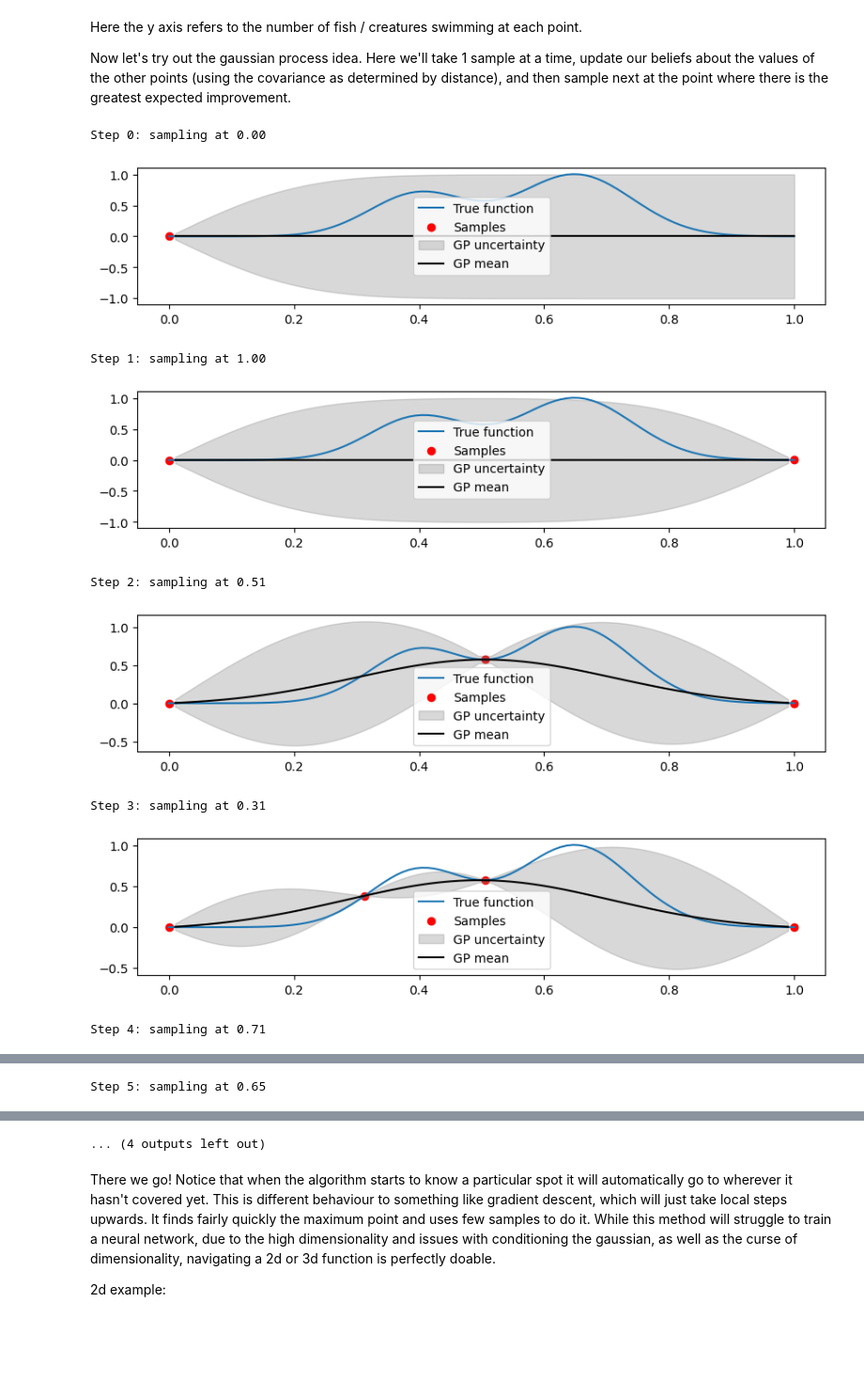
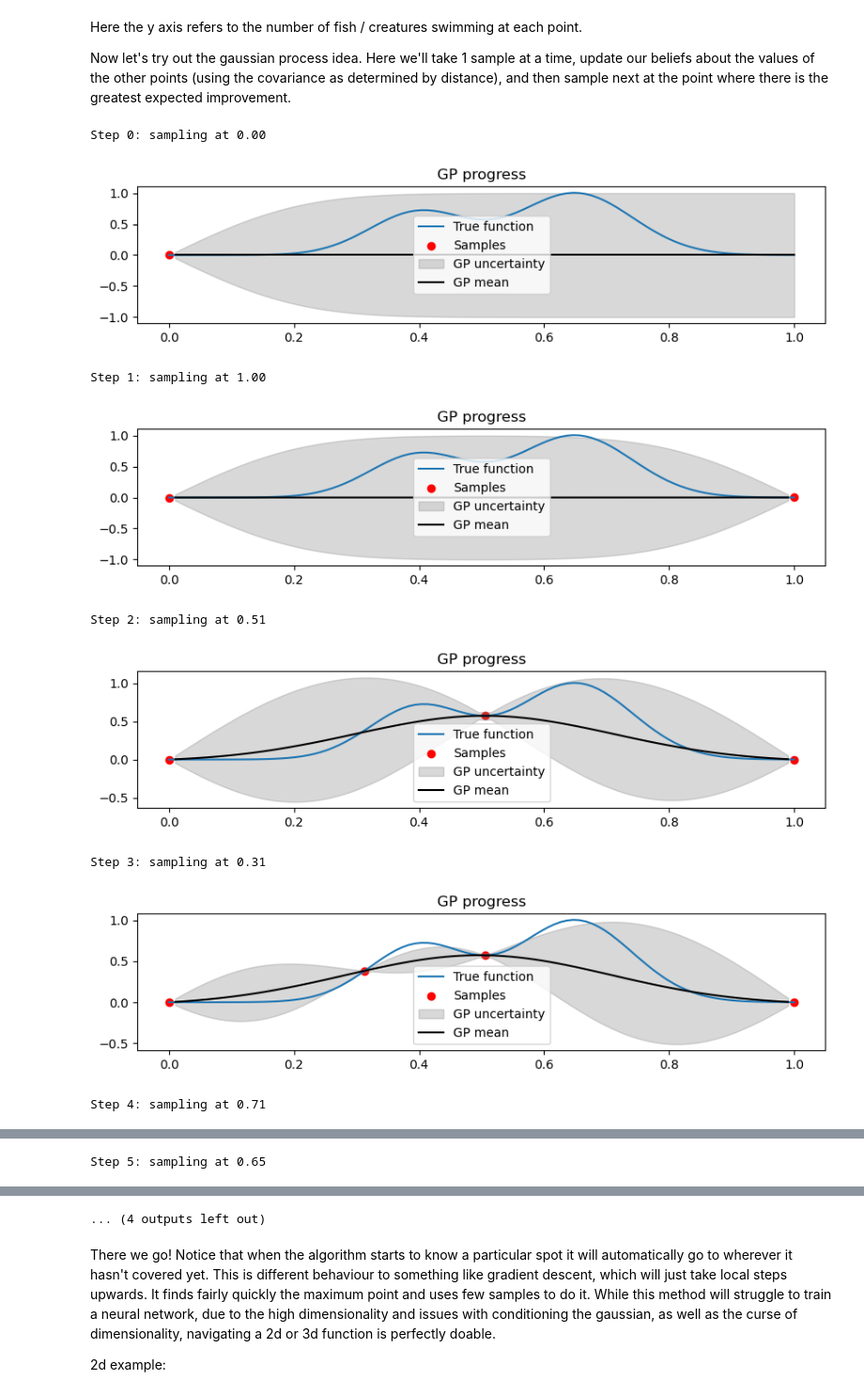
Before and after one commit to GiottoFrean/Energy-Efficient-Marine-Inference, a Jupyter notebook: B - Location optimization with Gaussian Processes.ipynb, the cells around one changed output, grey strips where cells are left out. Shown at 94% size. Drawn from its saved outputs; the diff is of its cells as text; code cells hidden in the pictures; blank space fills up the shorter version.

```diff
--- a/B - Location optimization with Gaussian Processes.ipynb
+++ b/B - Location optimization with Gaussian Processes.ipynb
@@ -268,38 +268,39 @@ def run_GP_optimization_1d(f, x, max_steps):
         mean, cov = condition_gaussian(
             mean, cov, [where_to_sample], observed_y
         )
         std = np.sqrt(np.diag(cov))
 
         current_peak = max(current_peak, observed_y)
 
         # Record sample
         x_samples.append(x_copy[where_to_sample])
         y_samples.append(observed_y)
 
         # Remove sampled point from candidate set
         x_copy = np.delete(x_copy, where_to_sample)
         y_copy = np.delete(y_copy, where_to_sample)
 
         # Plot
         plt.figure(figsize=(10, 2))
         plt.plot(x, y, label="True function")
         plt.scatter(x_samples, y_samples, color="red", label="Samples")
         plt.fill_between(
             x_copy, mean - std, mean + std,
             color="gray", alpha=0.3, label="GP uncertainty"
         )
         plt.plot(x_copy, mean, color="black", label="GP mean")
         plt.legend()
+        plt.title("GP progress")
         plt.show()
 
 run_GP_optimization_1d(test_function, np.linspace(0,1,100), 8)
 # %% [output]
 Step 0: sampling at 0.00
-[figure, old version]
+[figure, new version]
 Step 1: sampling at 1.00
-[figure, old version]
+[figure, new version]
 Step 2: sampling at 0.51
-[figure, old version]
+[figure, new version]
 Step 3: sampling at 0.31
-[figure, old version]
+[figure, new version]
 Step 4: sampling at 0.71
```
Also changed, not shown: parts of 5 cells of this notebook, 6 other files.
